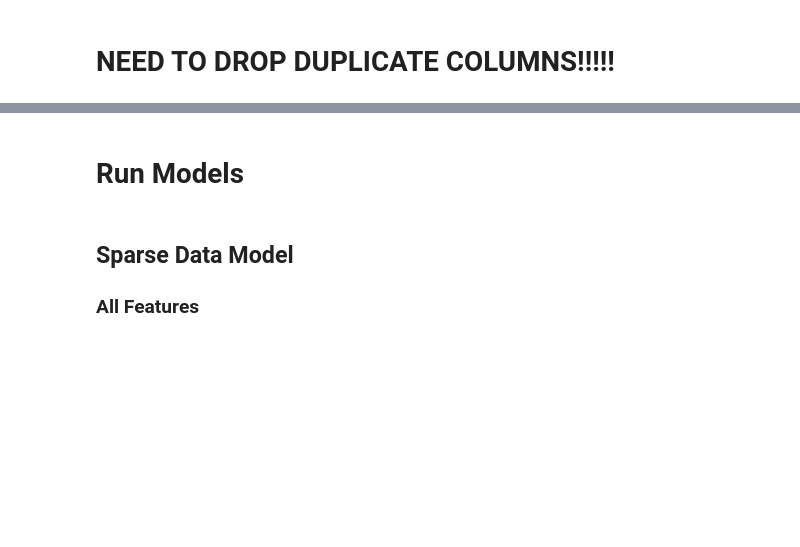
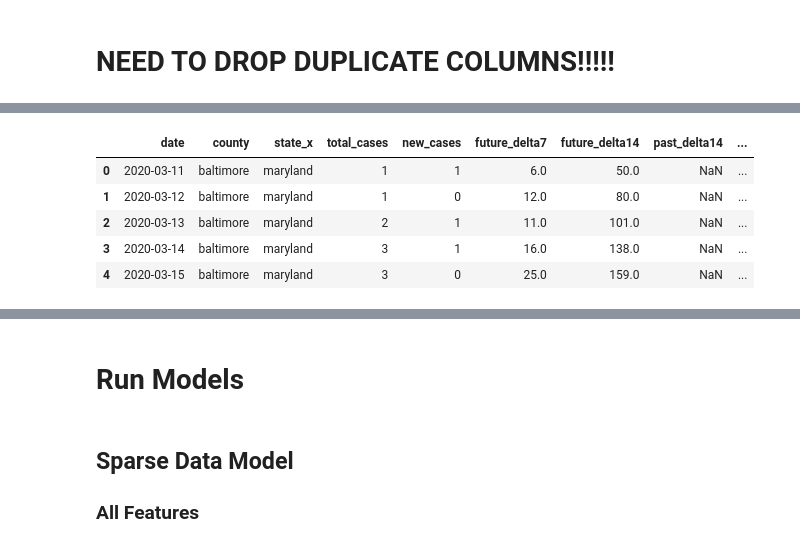
Before and after one commit to ktonge/Covid-and-Weather-Machine-Learning, a Jupyter notebook: models/MLR_model_2.ipynb, the cells around one changed output, grey strips where cells are left out. Drawn from its saved outputs; the diff is of its cells as text; code cells hidden in the pictures; blank space fills up the shorter version.

```diff
--- a/models/MLR_model_2.ipynb
+++ b/models/MLR_model_2.ipynb
@@ -164,5 +103,12 @@ sparse_weather_df.head()
 # %%
 # Verify Dense Data
-dense_weather_df.head()
+dense_weather_covid_df.head()
+# %% [output]
+|  | date | county | state_x | total_cases | new_cases | future_delta7 | future_delta14 | past_delta14 | ... |
+| 0 | 2020-03-11 | baltimore | maryland | 1 | 1 | 6.0 | 50.0 | NaN | ... |
+| 1 | 2020-03-12 | baltimore | maryland | 1 | 0 | 12.0 | 80.0 | NaN | ... |
+| 2 | 2020-03-13 | baltimore | maryland | 2 | 1 | 11.0 | 101.0 | NaN | ... |
+| 3 | 2020-03-14 | baltimore | maryland | 3 | 1 | 16.0 | 138.0 | NaN | ... |
+| 4 | 2020-03-15 | baltimore | maryland | 3 | 0 | 25.0 | 159.0 | NaN | ... |
 # %%
 # Merge county data on sparse and dense data
```
Also changed, not shown: parts of 27 cells of this notebook, 1 other file.
